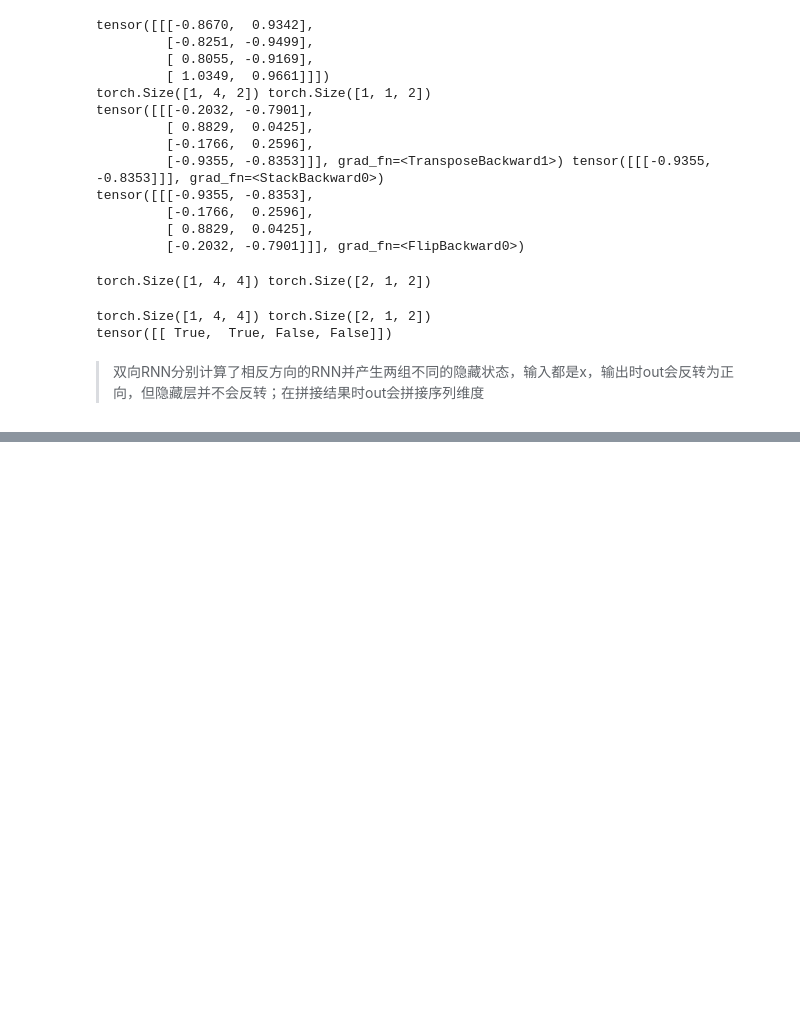
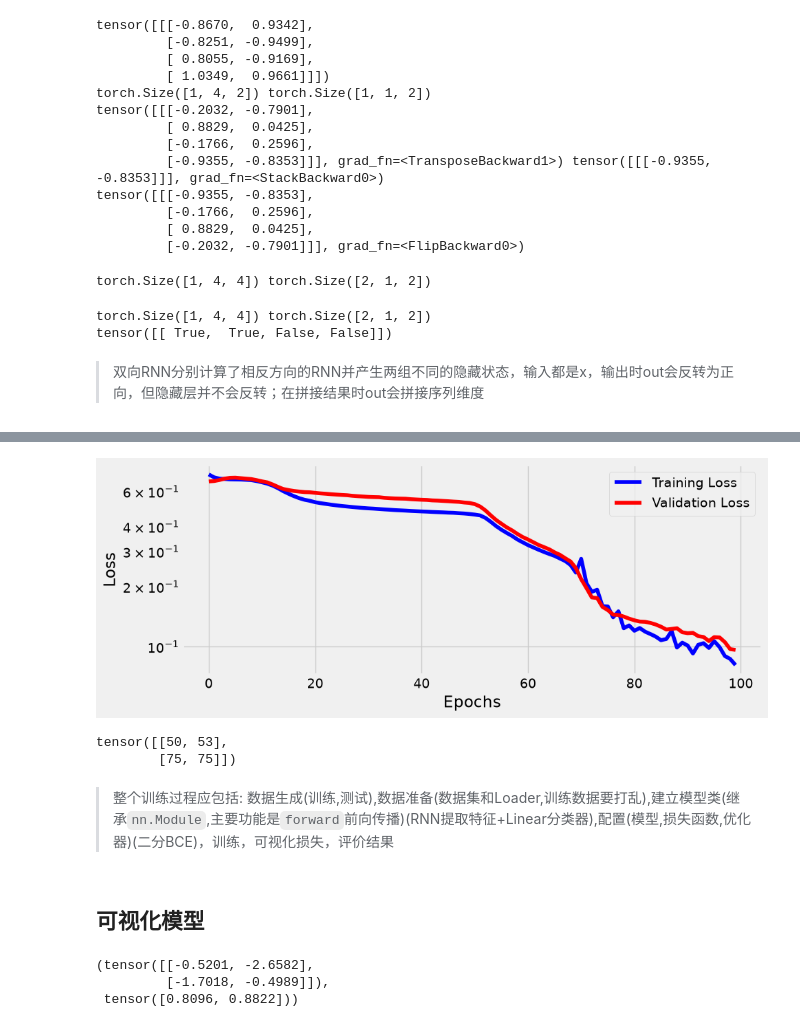
Before and after one commit to jhonprice/PyTorchStepByStep, a Jupyter notebook: Ch08Test.ipynb, the cells around one changed output, grey strips where cells are left out. Saved outputs shown, nothing was run; the diff lists cells and outputs as text; code cells hidden in the pictures; blank space fills up the shorter version.

```diff
--- a/Ch08Test.ipynb
+++ b/Ch08Test.ipynb
@@ -574,0 +595,6 @@ tensor([[ True,  True, False, False]])
+# %%
+# 程序8-7-1: 生成测试数据
+
+# 在程序8-1中已生成训练数据
+# points, directions = generate_sequences(n=128, seed=13)
+test_points, test_directions = generate_sequences(n=128,seed=19)
@@ -574,0 +614,12 @@ tensor([[ True,  True, False, False]])
+# %%
+# 程序8-7-2: 构建DataSet和Loader
+
+# TensorDataset: (特征,标签)
+train_data = TensorDataset(torch.as_tensor(points).float(),
+                torch.as_tensor(directions).view(-1, 1).float())
+test_data = TensorDataset(torch.as_tensor(test_points).float(),
+                torch.as_tensor(test_directions).view(-1, 1).float())
+
+# 注意训练数据需要打乱
+train_loader = DataLoader(train_data, batch_size=16, shuffle=True)
+test_loader = DataLoader(test_data, batch_size=16)
@@ -574,0 +662,31 @@ tensor([[ True,  True, False, False]])
+# %%
+# 程序8-7-4: 配置模型，损失函数，优化器
+torch.manual_seed(21)
+model = SquareModel(n_features=2, hidden_dim=2, n_outputs=1)
+loss = nn.BCEWithLogitsLoss()
+optimizer = optim.Adam(model.parameters(), lr=0.01)
+# %%
+# 程序8-7-5: 训练循环
+sbs_rnn = StepByStep(model, loss, optimizer)
+sbs_rnn.set_loaders(train_loader, test_loader)
+sbs_rnn.train(100)
+# %%
+# 程序8-7-6: 可视化
+fig = sbs_rnn.plot_losses()
+# %% [output]
+[figure, added]
+# %%
+# 程序8-7-7: 评价结果
+
+# correct()返回的是每类的[正确数, 总数]，不是混淆矩阵
+# 第0行: 类别0(逆时针↺) — 53个样本中50个预测正确, 准确率94.3%
+# 第1行: 类别1(顺时针↻) — 75个样本中75个预测正确, 准确率100%
+# 整体: 128个测试样本中125个正确, 准确率97.7%
+StepByStep.loader_apply(test_loader, sbs_rnn.correct)
+# %% [output]
+tensor([[50, 53],
+        [75, 75]])
+# %% [markdown]
+> 整个训练过程应包括: 数据生成(训练,测试),数据准备(数据集和Loader,训练数据要打乱),建立模型类(继承`nn.Module`,主要功能是`forward`前向传播)(RNN提取特征+Linear分类器),配置(模型,损失函数,优化器)(二分BCE)，训练，可视化损失，评价结果
+# %% [markdown]
+## 可视化模型
@@ -574,0 +709,20 @@ tensor([[ True,  True, False, False]])
+# %%
+# 程序8-8-1: 查看训练后模型的RNN层参数
+
+# 提取训练100轮后 basic_rnn 的权重和偏置
+# 对比 程序8-2-1 的初始随机参数(weight_ih ≈ [[0.66,-0.42],[0.54,0.23]]),
+# 这里 weight_ih_l0 = [[-0.52,-2.66],[-1.70,-0.50]] 已经完全不同,
+# 说明RNN通过梯度下降学会了从2D坐标点中提取方向特征
+
+# weight_ih_l0 形状 (hidden_dim=2, n_features=2):
+#   第0行 [-0.5201, -2.6582] — 神经元0对两个输入特征的权重
+#   第1行 [-1.7018, -0.4989] — 神经元1对两个输入特征的权重
+# bias_ih_l0 形状 (hidden_dim=2,):
+#   [0.8096, 0.8822] — 两个神经元的输入偏置
+
+state = model.basic_rnn.state_dict()
+state['weight_ih_l0'], state['bias_ih_l0']
+# %% [output]
+(tensor([[-0.5201, -2.6582],
+         [-1.7018, -0.4989]]),
+ tensor([0.8096, 0.8822]))
```
Also changed, not shown: parts of 20 cells of this notebook.
